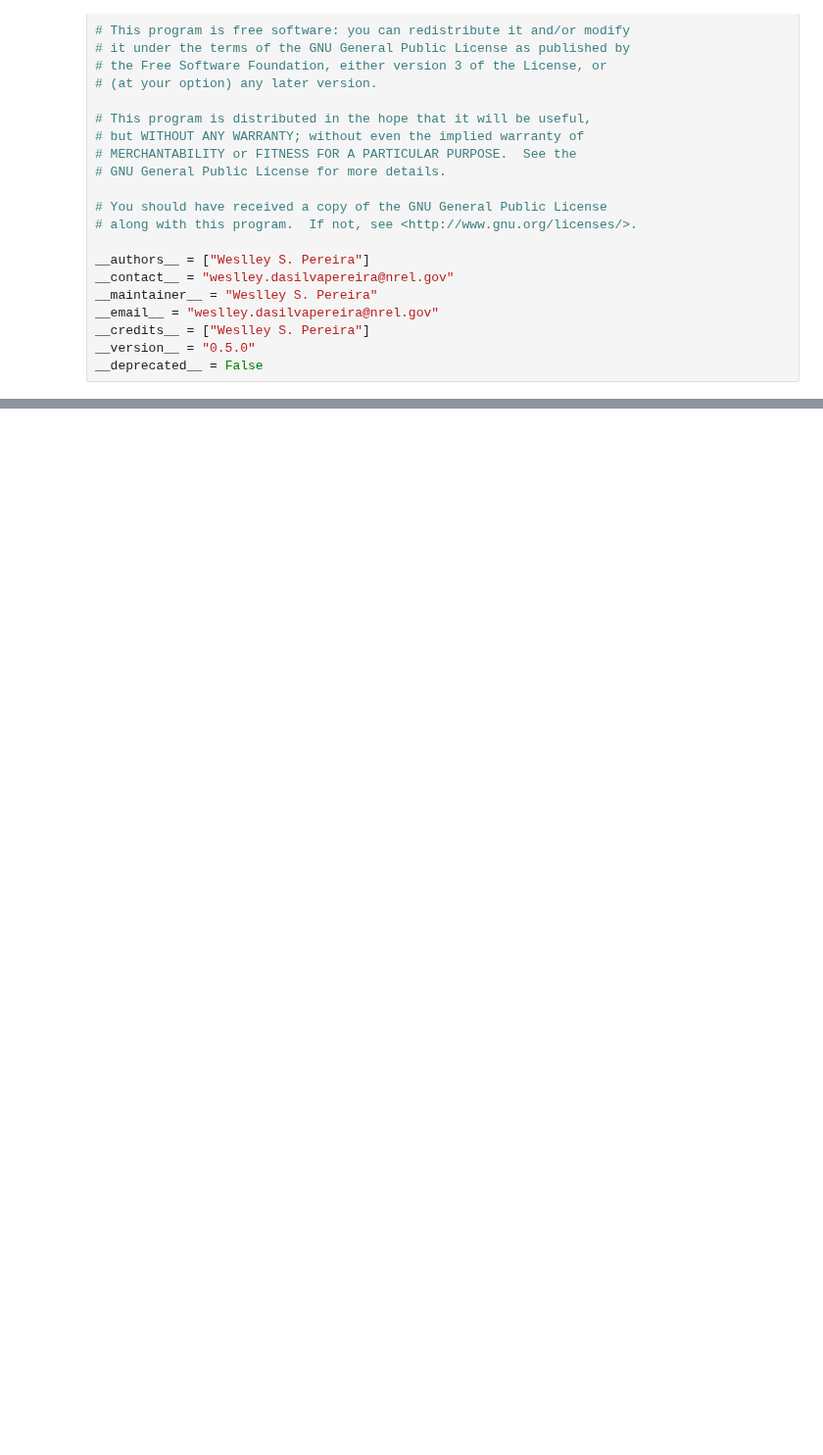
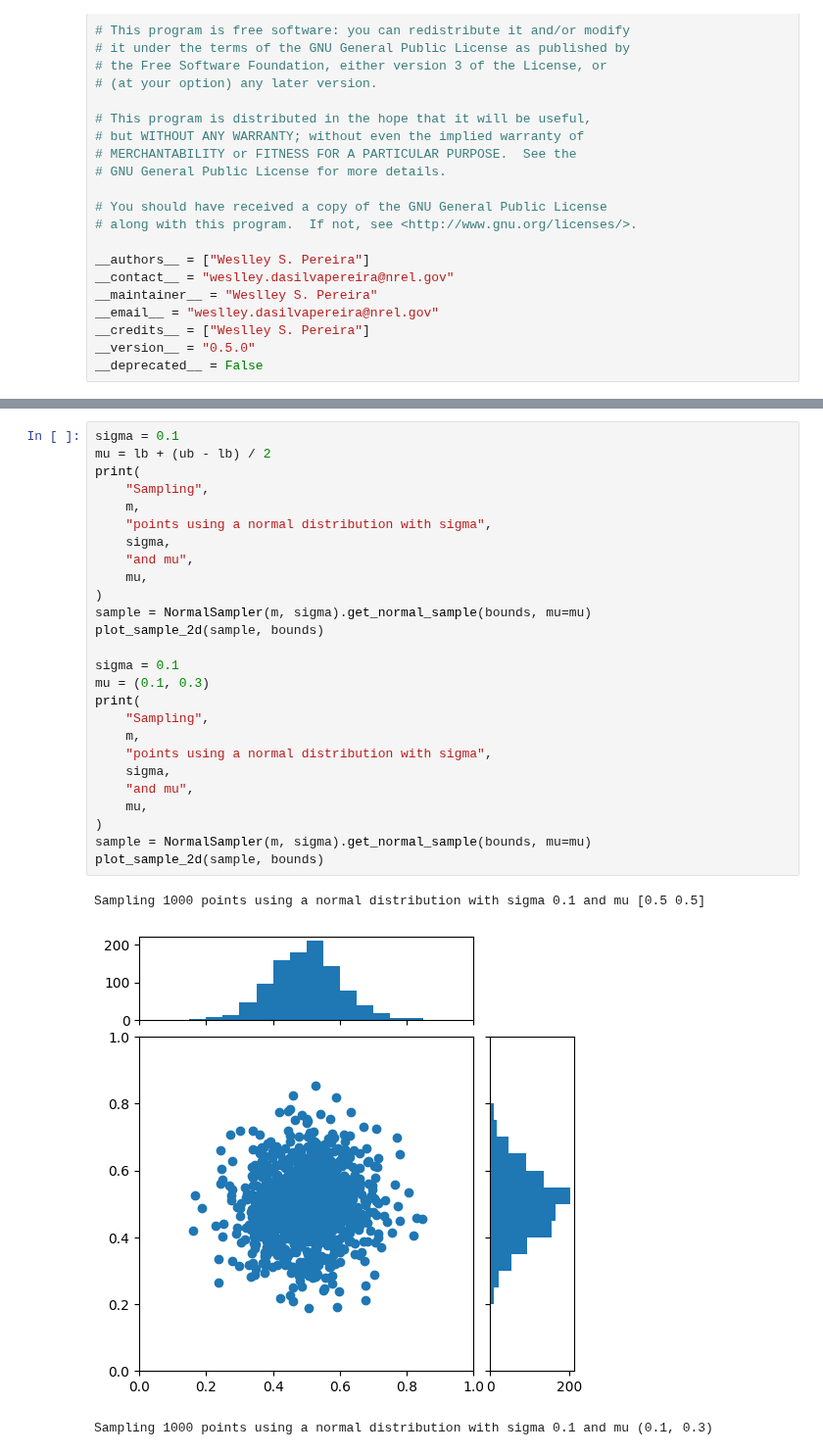
Before and after one commit to NREL/bbopt, a Jupyter notebook: examples/sampling.ipynb, the cells around one changed output, grey strips where cells are left out. Shown at 98% size. Cells and saved outputs as stored; diff of their text form; blank space fills up the shorter version.

```diff
--- a/examples/sampling.ipynb
+++ b/examples/sampling.ipynb
@@ -102,0 +106,30 @@ Sampling 100 points using SLHD
+# %%
+sigma = 0.1
+mu = lb + (ub - lb) / 2
+print(
+    "Sampling",
+    m,
+    "points using a normal distribution with sigma",
+    sigma,
+    "and mu",
+    mu,
+)
+sample = NormalSampler(m, sigma).get_normal_sample(bounds, mu=mu)
+plot_sample_2d(sample, bounds)
+
+sigma = 0.1
+mu = (0.1, 0.3)
+print(
+    "Sampling",
+    m,
+    "points using a normal distribution with sigma",
+    sigma,
+    "and mu",
+    mu,
+)
+sample = NormalSampler(m, sigma).get_normal_sample(bounds, mu=mu)
+plot_sample_2d(sample, bounds)
+# %% [output]
+Sampling 1000 points using a normal distribution with sigma 0.1 and mu [0.5 0.5]
+[figure, added]
+Sampling 1000 points using a normal distribution with sigma 0.1 and mu (0.1, 0.3)
```
Also changed, not shown: parts of 16 cells of this notebook, 1 other file.
